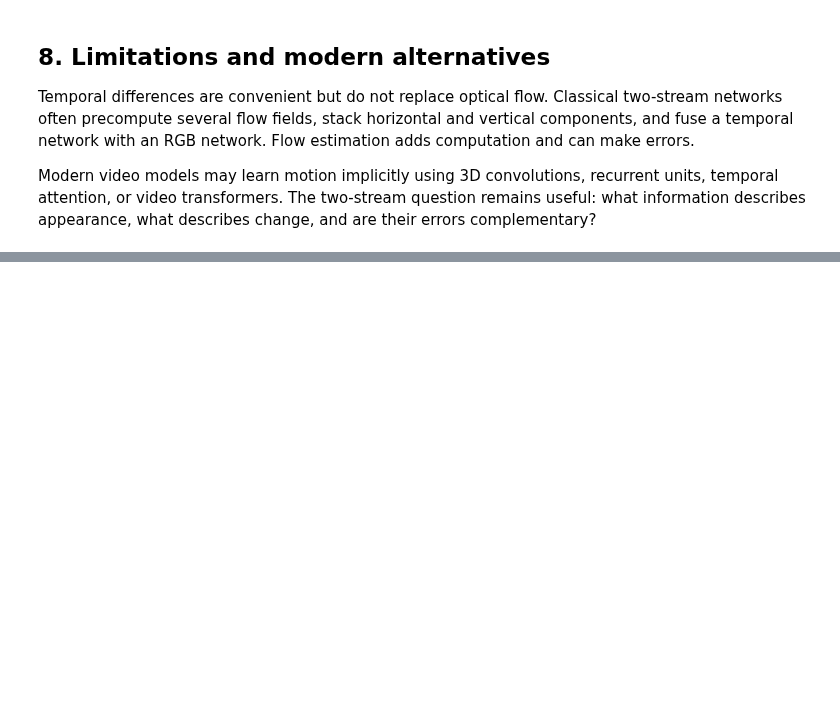
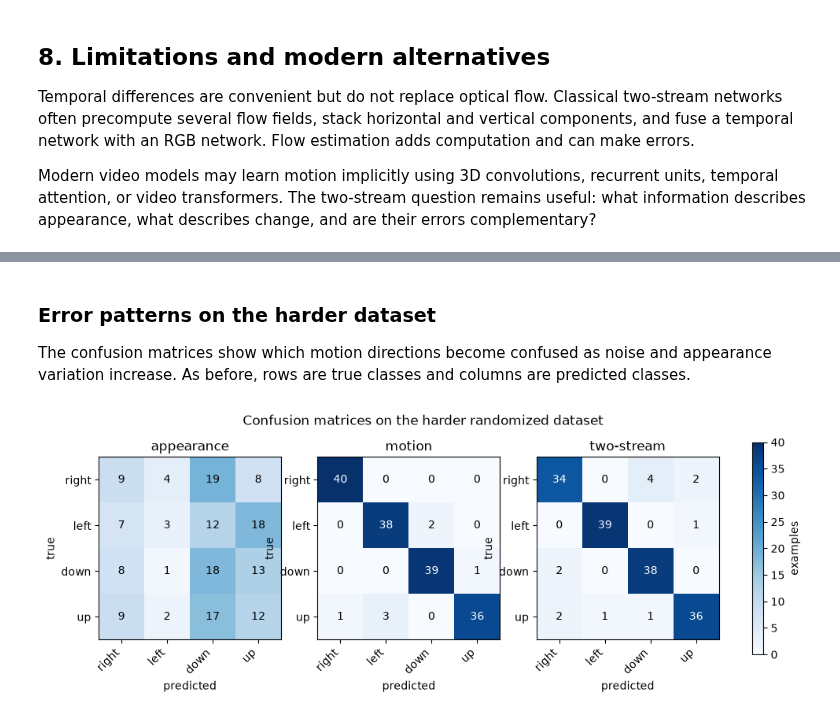
Before and after one commit to Maxstef/cs231n-practice, a Jupyter notebook: notebooks/47_motion_representations_and_two_stream_networks.ipynb, the cells around one changed output, grey strips where cells are left out. Cells and saved outputs as stored; diff of their text form; code cells hidden in the pictures; blank space fills up the shorter version.

```diff
--- a/notebooks/47_motion_representations_and_two_stream_networks.ipynb
+++ b/notebooks/47_motion_representations_and_two_stream_networks.ipynb
@@ -366,0 +460,27 @@ Modern video models may learn motion implicitly using 3D convolutions, recurrent
+# %% [markdown]
+### Error patterns on the harder dataset
+
+The confusion matrices show which motion directions become confused as noise and appearance variation increase. As before, rows are true classes and columns are predicted classes.
+# %%
+fig, axes = plt.subplots(1, 3, figsize=(11, 3.5))
+for axis, (name, (_, predictions)) in zip(axes, varied_results.items()):
+    matrix = confusion_matrix(varied_validation_labels, predictions)
+    image_handle = axis.imshow(matrix, cmap="Blues", vmin=0, vmax=40)
+    axis.set_title(name)
+    axis.set_xticks(range(4), CLASS_NAMES, rotation=45, ha="right")
+    axis.set_yticks(range(4), CLASS_NAMES)
+    axis.set_xlabel("predicted")
+    axis.set_ylabel("true")
+    for row in range(4):
+        for column in range(4):
+            count = int(matrix[row, column])
+            text_color = "white" if count > 20 else "black"
+            axis.text(
+                column, row, count, ha="center", va="center",
+                color=text_color,
+            )
+fig.colorbar(image_handle, ax=axes, fraction=0.025, label="examples")
+fig.suptitle("Confusion matrices on the harder randomized dataset")
+plt.show()
+# %% [output]
+[figure, added]
```
Also changed, not shown: parts of 6 cells of this notebook.
